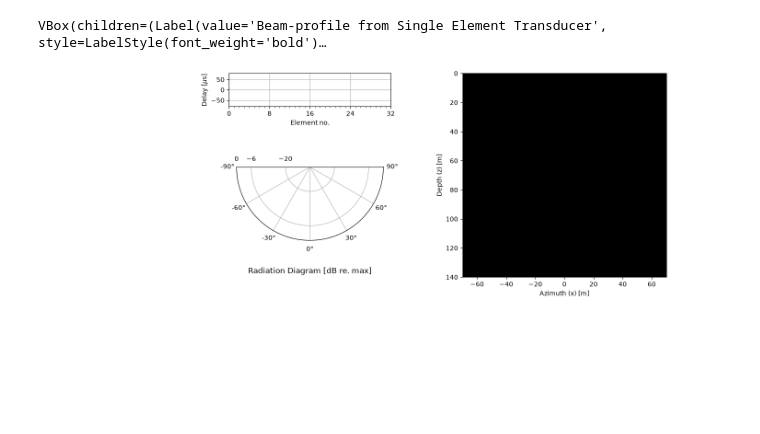
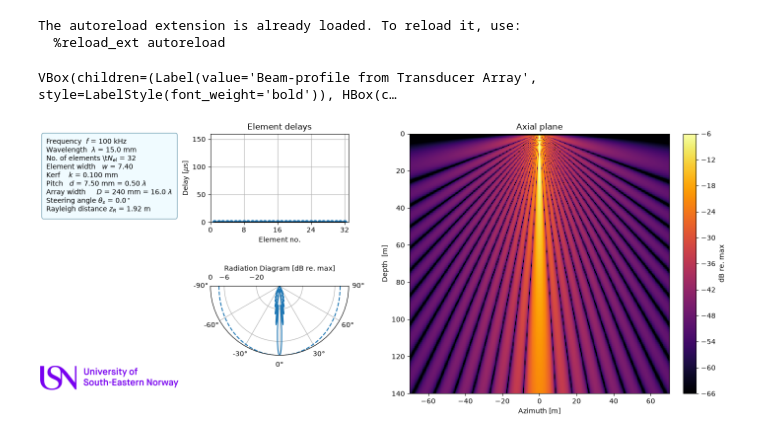
Before and after one commit to lars-usn/demo, a Jupyter notebook: jupyter-notebooks/beam_profile_demo/src/array_demo.ipynb, the cells around one changed output. Saved outputs shown, nothing was run; the diff lists cells and outputs as text; code cells hidden in the pictures; blank space fills up the shorter version.

Commit message:
Array beampattern demo code completely revised

```diff
--- a/jupyter-notebooks/beam_profile_demo/src/array_demo.ipynb
+++ b/jupyter-notebooks/beam_profile_demo/src/array_demo.ipynb
@@ -61,21 +61,23 @@ Run the code to start the interactive plots, and change the values to see how th
 # %%
 %matplotlib ipympl
 %load_ext autoreload
 %autoreload 2
 
 import array_beam_pattern
 import ipywidgets
 
 array = array_beam_pattern.Array(create_widgets=True)
-display(array.widget.layout)
+display(array.widget_layout)
 
 res = ipywidgets.interactive(array.interact,
-                             n_elements = array.widget.widget['n_elements'],
-                             frequency = array.widget.widget['frequency'],
-                             pitch = array.widget.widget['pitch'],
-                             angle_s = array.widget.widget['steering_angle'],
-                             db_range = array.widget.widget['db_range'],
-                             db_gain = array.widget.widget['db_gain'])
+                             n_elements = array.widgets['n_elements'],
+                             freq_khz = array.widgets['frequency'],
+                             pitch_mm = array.widgets['pitch'],
+                             steering_angle_degrees = array.widgets['steering_angle'],
+                             db_range = array.widgets['db_range'],
+                             db_gain = array.widgets['db_gain'])
 # %% [output]
-VBox(children=(Label(value='Beam-profile from Single Element Transducer', style=LabelStyle(font_weight='bold')…
+The autoreload extension is already loaded. To reload it, use:
+  %reload_ext autoreload
+VBox(children=(Label(value='Beam-profile from Transducer Array', style=LabelStyle(font_weight='bold')), HBox(c…
-[figure, old version]
+[figure, new version]
```
Also changed, not shown: 3 other files.
